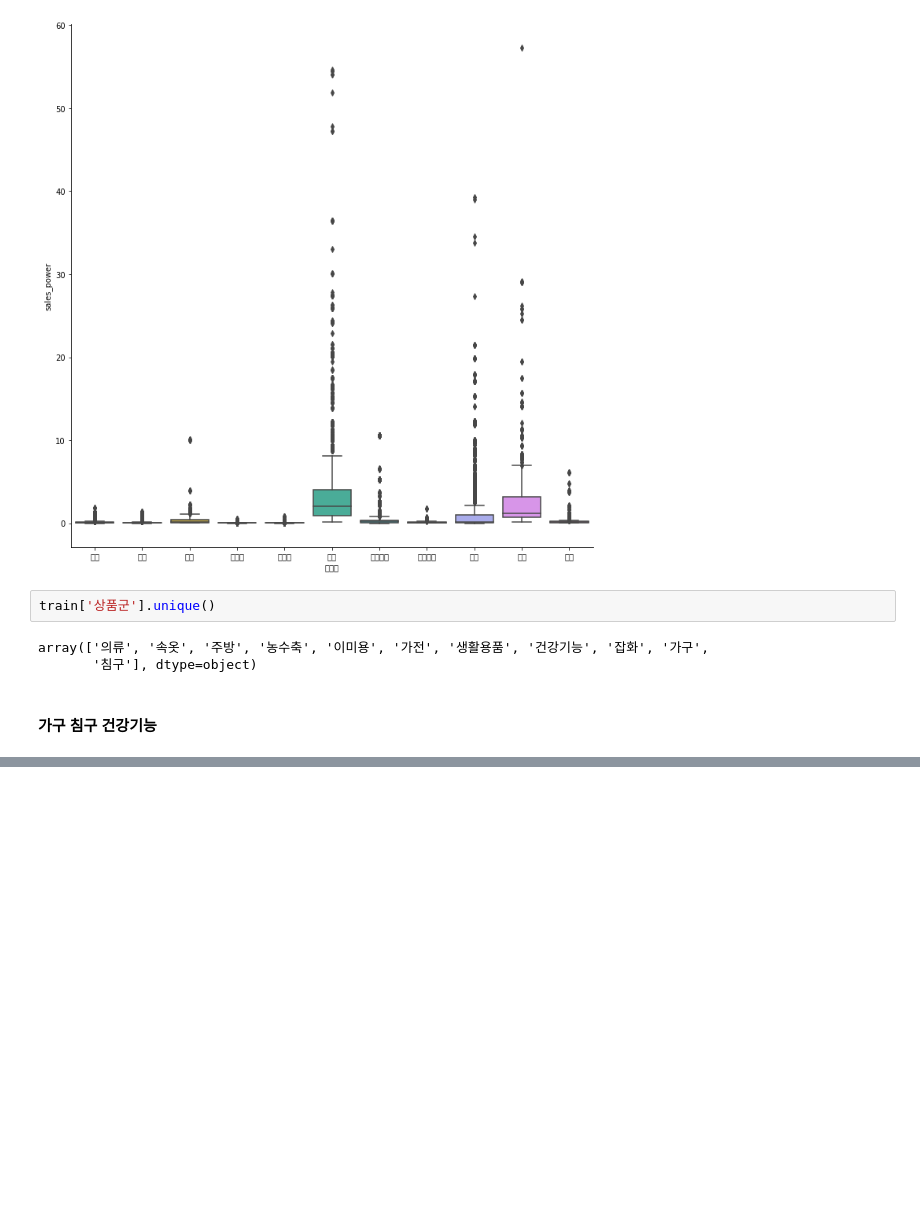
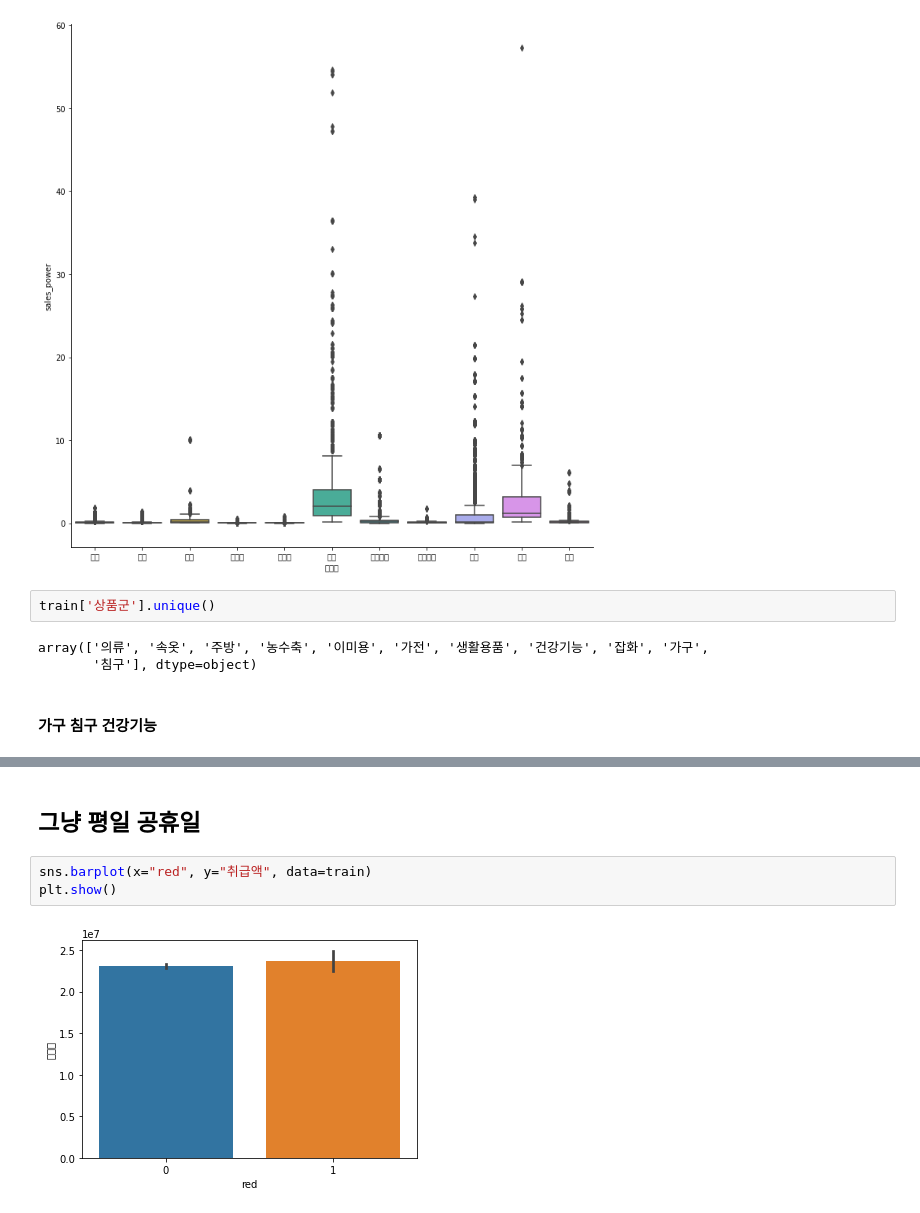
Before and after one commit to s-seo/bigcon_2020_mmmz, a Jupyter notebook: engine/yj_eda.ipynb, the cells around one changed output, grey strips where cells are left out. Cells and saved outputs as stored; diff of their text form; blank space fills up the shorter version.

```diff
--- a/engine/yj_eda.ipynb
+++ b/engine/yj_eda.ipynb
@@ -214,0 +236,7 @@ plt.show()
+# %% [markdown]
+## 그냥 평일 공휴일
+# %%
+sns.barplot(x="red", y="취급액", data=train)
+plt.show()
+# %% [output]
+[figure, added]
```
Also changed, not shown: parts of 24 cells of this notebook.
